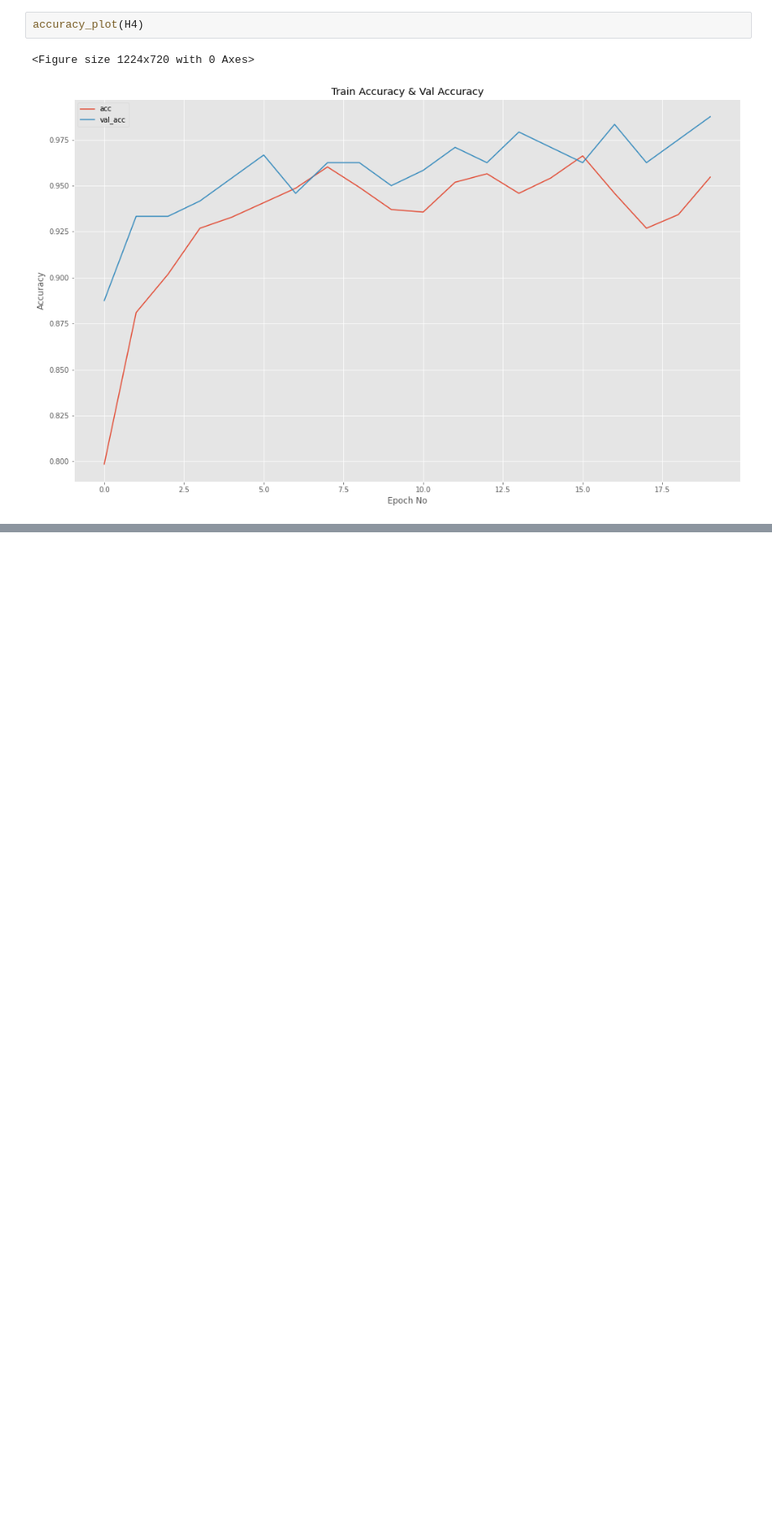
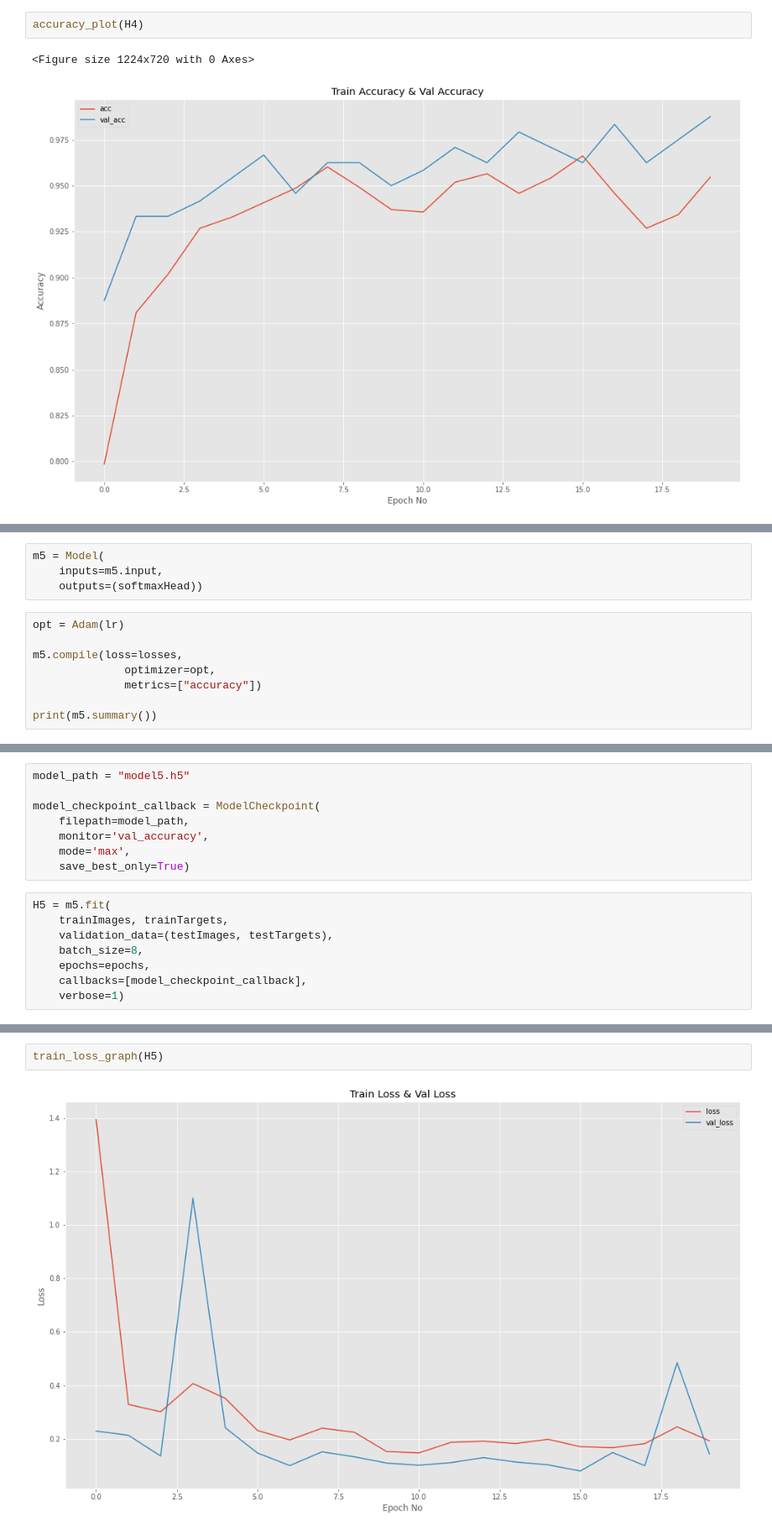
Before and after one commit to Rithvik26/Airplane_motorbike_Schooners, a Jupyter notebook: Motorbikes_Airplanes_Schooner_Classification.ipynb, the cells around one changed output, grey strips where cells are left out. Shown: that part at 84% size. Cells and saved outputs as stored; diff of their text form; blank space fills up the shorter version.

```diff
--- a/Motorbikes_Airplanes_Schooner_Classification.ipynb
+++ b/Motorbikes_Airplanes_Schooner_Classification.ipynb
@@ -629,0 +642,12 @@ accuracy_plot(H4)
+# %%
+m5 = Model(
+    inputs=m5.input,
+    outputs=(softmaxHead))
+# %%
+opt = Adam(lr)
+
+m5.compile(loss=losses,
+              optimizer=opt,
+              metrics=["accuracy"])
+
+print(m5.summary())
@@ -629,0 +672,16 @@ accuracy_plot(H4)
+# %%
+model_path = "model5.h5"
+
+model_checkpoint_callback = ModelCheckpoint(
+    filepath=model_path,
+    monitor='val_accuracy',
+    mode='max',
+    save_best_only=True)
+# %%
+H5 = m5.fit(
+    trainImages, trainTargets,
+    validation_data=(testImages, testTargets),
+    batch_size=8,
+    epochs=epochs,
+    callbacks=[model_checkpoint_callback],
+    verbose=1)
@@ -629,0 +706,4 @@ accuracy_plot(H4)
+# %%
+train_loss_graph(H5)
+# %% [output]
+[figure, added]
```
Also changed, not shown: parts of 4 cells of this notebook.
